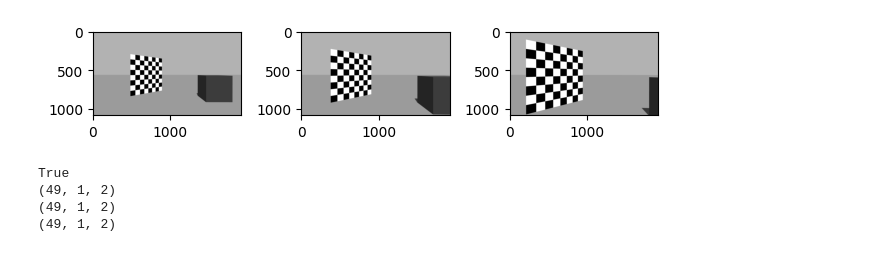
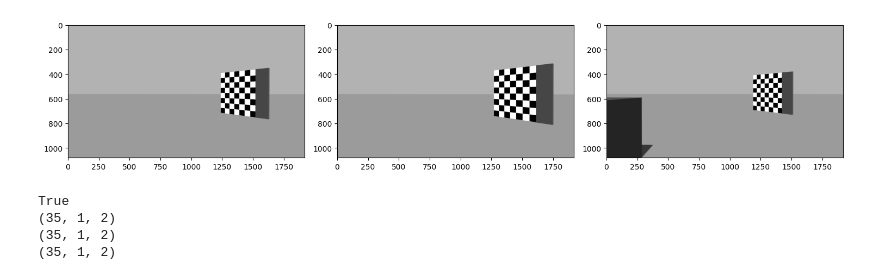
Before and after one commit to kodogyu/playground, a Jupyter notebook: ipynb/opencv_chessboard.ipynb, the cells around one changed output. Saved outputs shown, nothing was run; the diff lists cells and outputs as text; code cells hidden in the pictures.

Commit message:
Update opencv chessboard  - add image03, image04

```diff
--- a/ipynb/opencv_chessboard.ipynb
+++ b/ipynb/opencv_chessboard.ipynb
@@ -5,25 +5,31 @@ import matplotlib.pyplot as plt
 # %%
 image_dir = '/home/kodogyu/swc_capstone/system_test/images/'
 
 image00 = cv2.imread(image_dir + "image00.png", cv2.IMREAD_GRAYSCALE)
 image01 = cv2.imread(image_dir + "image01.png", cv2.IMREAD_GRAYSCALE)
 image02 = cv2.imread(image_dir + "image02.png", cv2.IMREAD_GRAYSCALE)
+image03 = cv2.imread(image_dir + "image03.png", cv2.IMREAD_GRAYSCALE)
+image04 = cv2.imread(image_dir + "image04.png", cv2.IMREAD_GRAYSCALE)
 
+image00 = image03
+image01 = image04
+
+plt.figure(figsize=(15, 8))
 plt.subplot(131)
 plt.imshow(image00, cmap='gray')
 plt.subplot(132)
 plt.imshow(image01, cmap='gray')
 plt.subplot(133)
 plt.imshow(image02, cmap='gray')
 
 plt.tight_layout()
 plt.show()
 # %% [output]
-[figure, old version]
+[figure, new version]
 # %%
-ret, corners00 = cv2.findChessboardCorners(image00, (7, 7))
-ret, corners01 = cv2.findChessboardCorners(image01, (7, 7))
-ret, corners02 = cv2.findChessboardCorners(image02, (7, 7))
+ret, corners00 = cv2.findChessboardCorners(image00, (5, 7))
+ret, corners01 = cv2.findChessboardCorners(image01, (5, 7))
+ret, corners02 = cv2.findChessboardCorners(image02, (5, 7))
 
 print(ret)
 print(corners00.shape)
@@ -31,6 +37,6 @@ print(corners01.shape)
 print(corners02.shape)
 # %% [output]
 True
-(49, 1, 2)
-(49, 1, 2)
-(49, 1, 2)
+(35, 1, 2)
+(35, 1, 2)
+(35, 1, 2)
```
Also changed, not shown: parts of 7 cells of this notebook.
